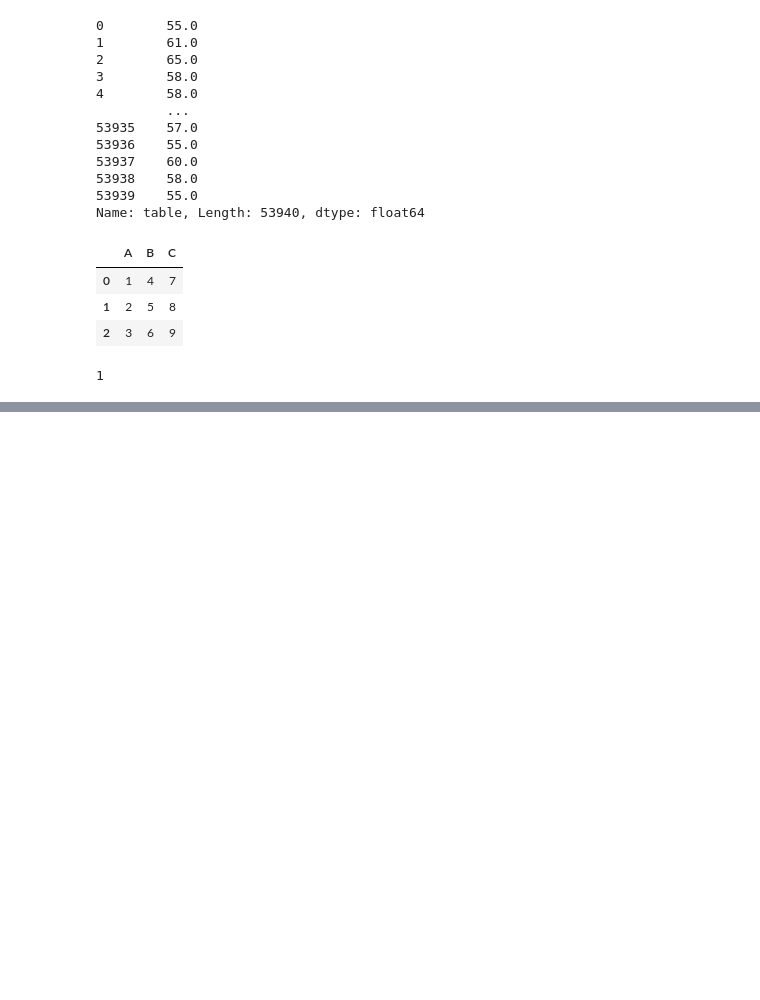
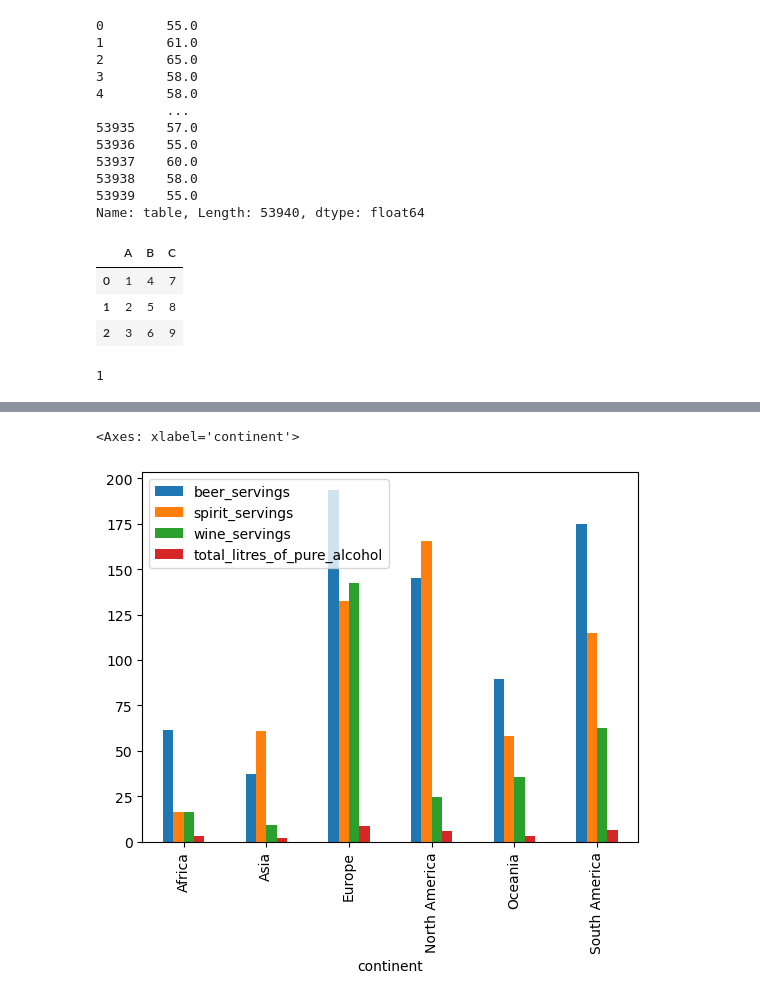
Before and after one commit to easgarli/datascience_bootcamp, a Jupyter notebook: pandas2.ipynb, the cells around one changed output, grey strips where cells are left out. Cells and saved outputs as stored; diff of their text form; code cells hidden in the pictures; blank space fills up the shorter version.

```diff
--- a/pandas2.ipynb
+++ b/pandas2.ipynb
@@ -248,3 +248,5 @@ df
 df['A'][0]
 # %% [output]
 1
+# %%
+drinks = pd.read_csv('http://bit.ly/drinksbycountry')
@@ -250,0 +292,3 @@ df['A'][0]
+# %%
+numeric_columns = drinks.select_dtypes(include='number').columns
+drinks.groupby('continent')[numeric_columns].sum()
@@ -250,0 +306,5 @@ df['A'][0]
+# %%
+drinks.groupby('continent')[numeric_columns].mean().plot(kind='bar')
+# %% [output]
+<Axes: xlabel='continent'>
+[figure, added]
```
Also changed, not shown: parts of 34 cells of this notebook.
